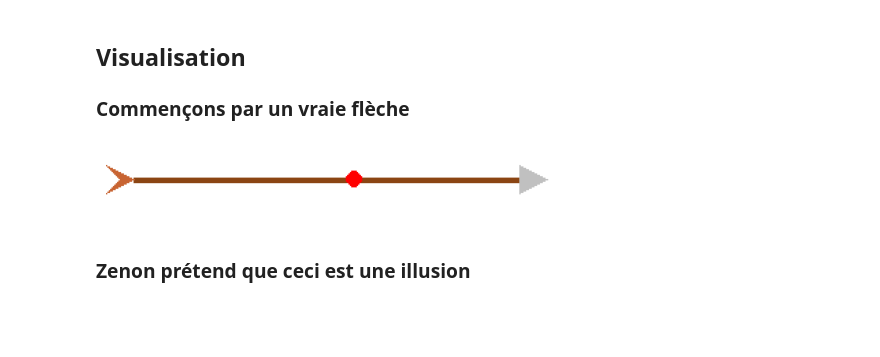
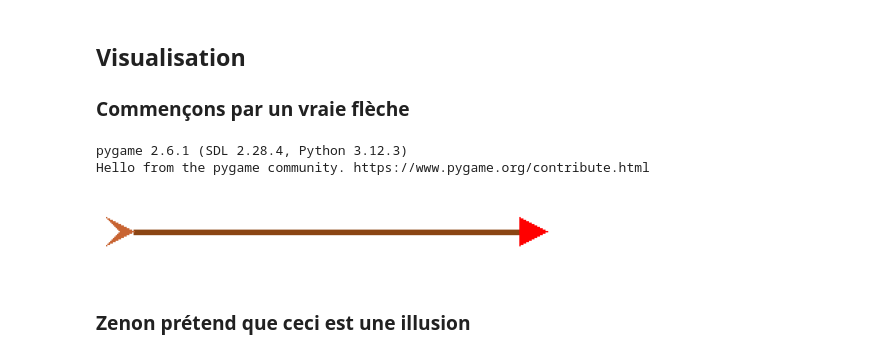
Before and after one commit to Paul-Emmanuel-Buffe/zeno-paradoxes-, a Jupyter notebook: zeno_paradoxes.ipynb, the cells around one changed output. Drawn from its saved outputs; the diff is of its cells as text; code cells hidden in the pictures; blank space fills up the shorter version.

Commit message:
pygame visualisation nearly finished

```diff
--- a/zeno_paradoxes.ipynb
+++ b/zeno_paradoxes.ipynb
@@ -51,36 +69,35 @@ print(f"✓ Objectif atteint en {step} étapes - Position finale: {round(x,4)} m
 # %%
 import pygame
 import numpy as np
 import matplotlib.pyplot as plt
 
 pygame.init()
 w, h = 360, 40
 surf = pygame.Surface((w, h))
 
 def draw_arrow():
     surf.fill((255, 255, 255))
     cx, cy = w // 2, h // 2
     start, end = 20, w - 60  # marge pour pointe et plumes
 
     # Corps de la flèche
     pygame.draw.line(surf, (139, 69, 19), (start, cy), (end, cy), 4)
 
     # Pointe
-    pygame.draw.polygon(surf, (192, 192, 192), [(end + 20, cy), (end, cy - 10), (end, cy + 10)])
+    pygame.draw.polygon(surf, (255,0,0), [(end + 20, cy), (end, cy - 10), (end, cy + 10)])
 
     # Plumes
     pygame.draw.polygon(surf, (200, 100, 50), [(start, cy), (start - 20, cy - 10), (start - 10, cy)])
     pygame.draw.polygon(surf, (200, 100, 50), [(start, cy), (start - 20, cy + 10), (start - 10, cy)])
-
-    # Point rouge
-    pygame.draw.circle(surf, (255, 0, 0), (cx, cy), 6)
 
     # Affichage
     img = np.transpose(pygame.surfarray.array3d(surf), (1, 0, 2))
     plt.imshow(img); plt.axis("off"); plt.show()
 
 draw_arrow()
 # %% [output]
+pygame 2.6.1 (SDL 2.28.4, Python 3.12.3)
+Hello from the pygame community. https://www.pygame.org/contribute.html
-[figure, old version]
+[figure, new version]
 # %% [markdown]
 ### Zenon prétend que ceci est une illusion
```
Also changed, not shown: parts of 7 cells of this notebook.
